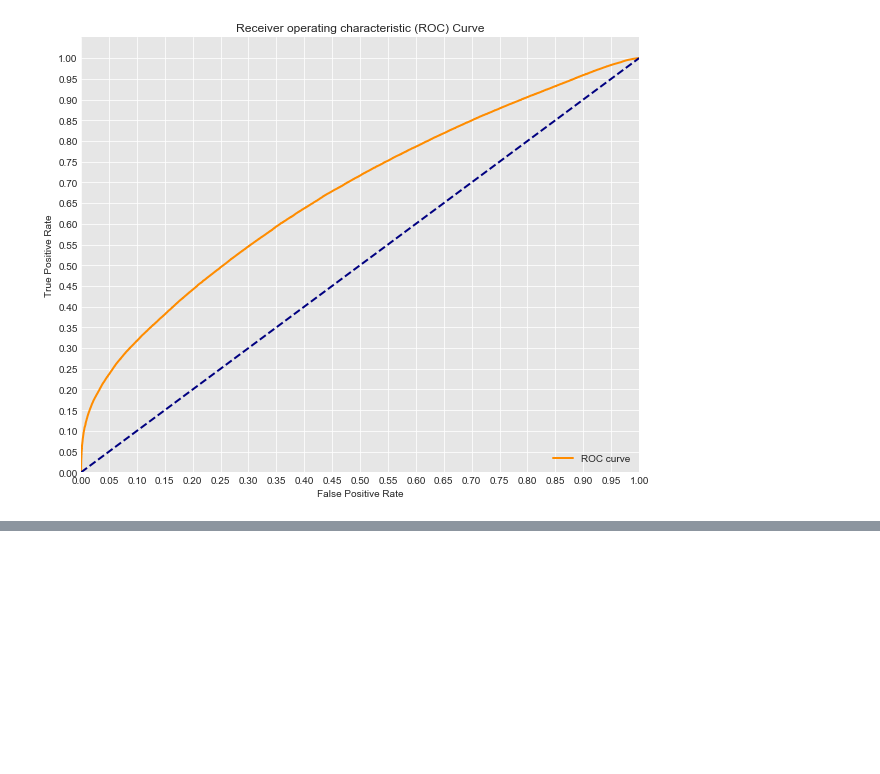
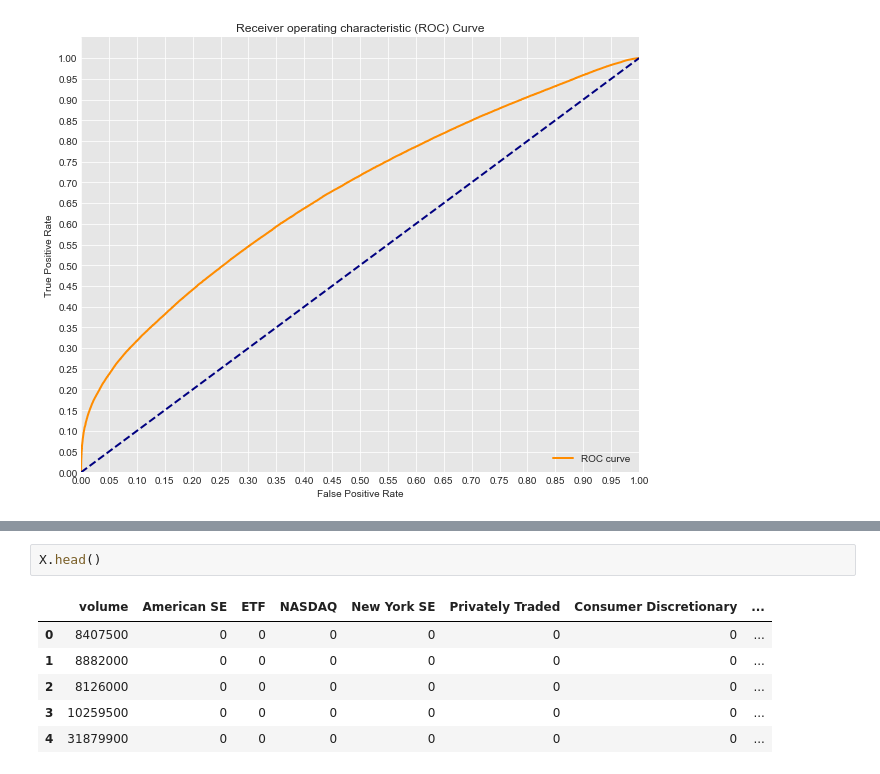
Before and after one commit to jkapl/securities-fraud-predict, a Jupyter notebook: stock-fraud-predict.ipynb, the cells around one changed output, grey strips where cells are left out. Saved outputs shown, nothing was run; the diff lists cells and outputs as text; blank space fills up the shorter version.

```diff
--- a/stock-fraud-predict.ipynb
+++ b/stock-fraud-predict.ipynb
@@ -480,0 +553,9 @@ AUC: 0.6734487561157878
+# %%
+X.head()
+# %% [output]
+|  | volume | American SE | ETF | NASDAQ | New York SE | Privately Traded | Consumer Discretionary | ... |
+| 0 | 8407500 | 0 | 0 | 0 | 0 | 0 | 0 | ... |
+| 1 | 8882000 | 0 | 0 | 0 | 0 | 0 | 0 | ... |
+| 2 | 8126000 | 0 | 0 | 0 | 0 | 0 | 0 | ... |
+| 3 | 10259500 | 0 | 0 | 0 | 0 | 0 | 0 | ... |
+| 4 | 31879900 | 0 | 0 | 0 | 0 | 0 | 0 | ... |
```
Also changed, not shown: parts of 4 cells of this notebook.
